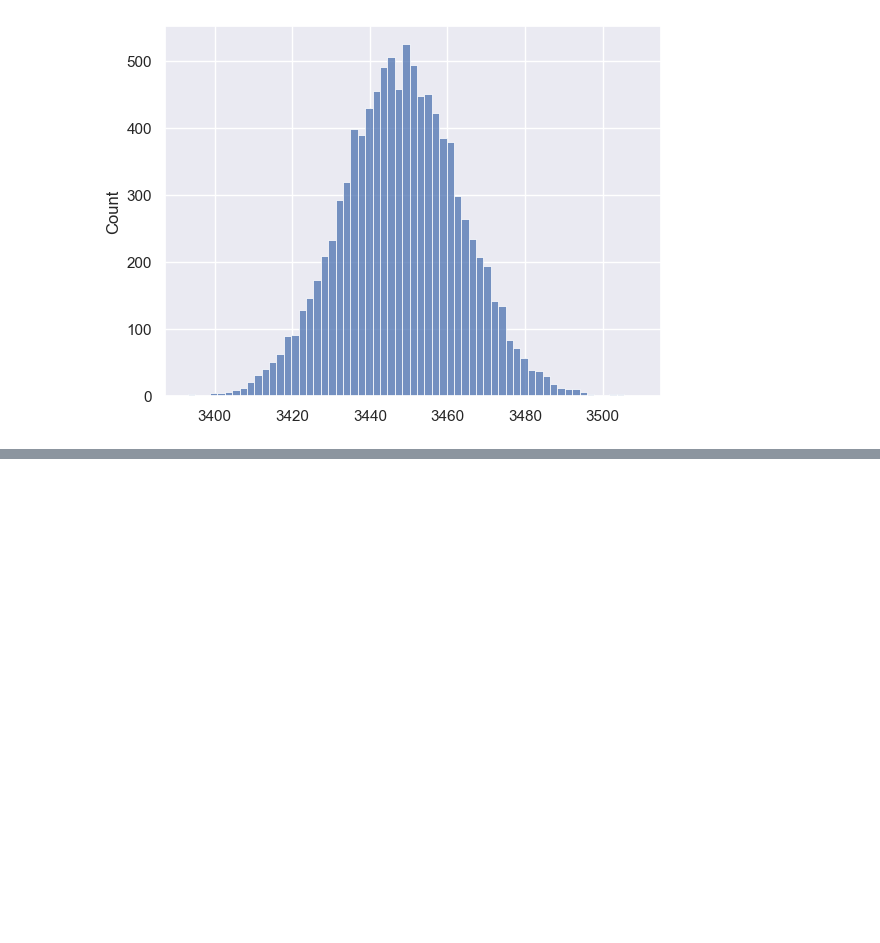
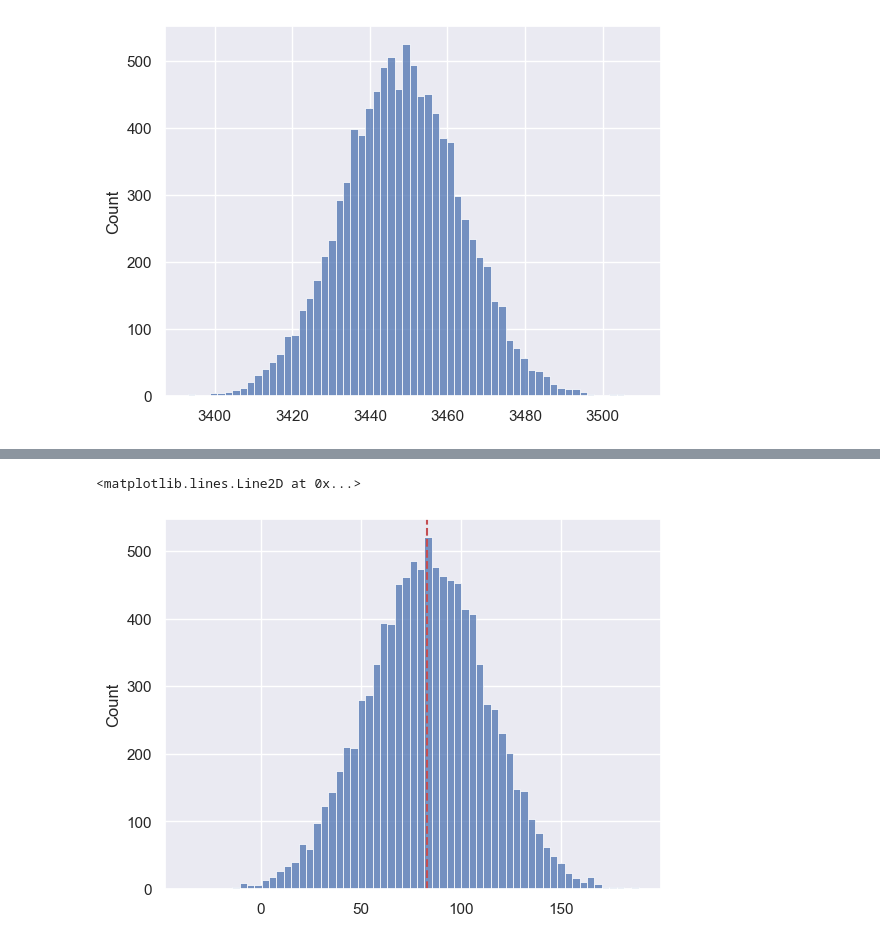
Before and after one commit to eduardo-kt/matstats_resampling_python, a Jupyter notebook: ch05_bootstrap.ipynb, the cells around one changed output, grey strips where cells are left out. Saved outputs shown, nothing was run; the diff lists cells and outputs as text; code cells hidden in the pictures; blank space fills up the shorter version.

```diff
--- a/ch05_bootstrap.ipynb
+++ b/ch05_bootstrap.ipynb
@@ -30,0 +66,18 @@ the plug-in principle 118
+# %%
+skate = pd.read_csv("rawdata\Skateboard.csv")
+# %%
+male = skate.loc[skate['Experimenter']=='Male','Testosterone']
+female = skate.loc[skate['Experimenter']=='Female','Testosterone']
+# %%
+def difmean(data1,data2):
+    return np.mean(data1) - np.mean(data2)
+# %%
+
+bootstrap_results = bootstrap((female, male), difmean, n_resamples=9999, random_state=2102)
+# %%
+ax = sns.histplot(data= bootstrap_results.bootstrap_distribution)
+
+ax.axvline(np.mean(bootstrap_results.bootstrap_distribution), color= 'r', linestyle= '--')
+# %% [output]
+<matplotlib.lines.Line2D at 0x...>
+[figure, added]
```
Also changed, not shown: parts of 25 cells of this notebook, 2 other files.
